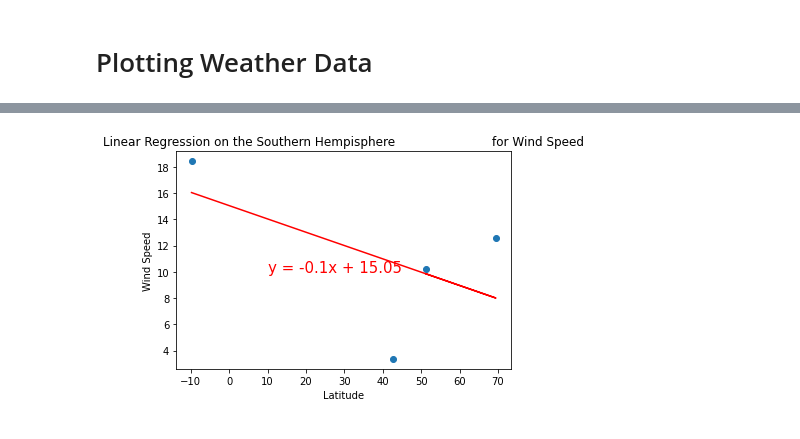
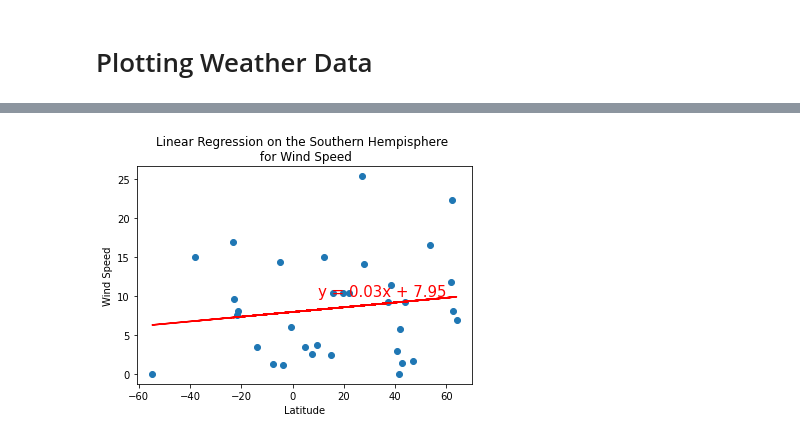
Before and after one commit to da-isaac/world-weather-analysis, a Jupyter notebook: WeatherPy.ipynb, the cells around one changed output, grey strips where cells are left out. Drawn from its saved outputs; the diff is of its cells as text; code cells hidden in the pictures.

```diff
--- a/WeatherPy.ipynb
+++ b/WeatherPy.ipynb
@@ -13,8 +13,8 @@ cities = []
 # Create set of random lat/long combinations
 ## Temporarily setting this to 10 values to limit the number of calls I'm making to the API
 ## should be 1500
-lats = np.random.uniform(low=-90.000, high=90.000, size=10)
-lngs = np.random.uniform(low=-180.000, high=180.000, size=10)
+lats = np.random.uniform(low=-90.000, high=90.000, size=100)
+lngs = np.random.uniform(low=-180.000, high=180.000, size=100)
 
 # Create list of lat/long pairs
 lat_lngs = zip(lats, lngs)
@@ -364,11 +367,10 @@ plot_linear_regression(x_values, y_values,
 # %%
 # Northern Hemisphere regression - Wind Speed
 x_values = southern_hemi_df["Lat"]
 y_values = southern_hemi_df["Wind Speed"]
 
 # Call the function
 plot_linear_regression(x_values, y_values,
-                       'Linear Regression on the Southern Hempisphere \
-                        for Wind Speed', 'Wind Speed', (10, 10))
+                       'Linear Regression on the Southern Hempisphere \n for Wind Speed', 'Wind Speed', (10, 10))
 # %% [output]
-[figure, old version]
+[figure, new version]
```
Also changed, not shown: parts of 15 cells of this notebook, 1 other file.
